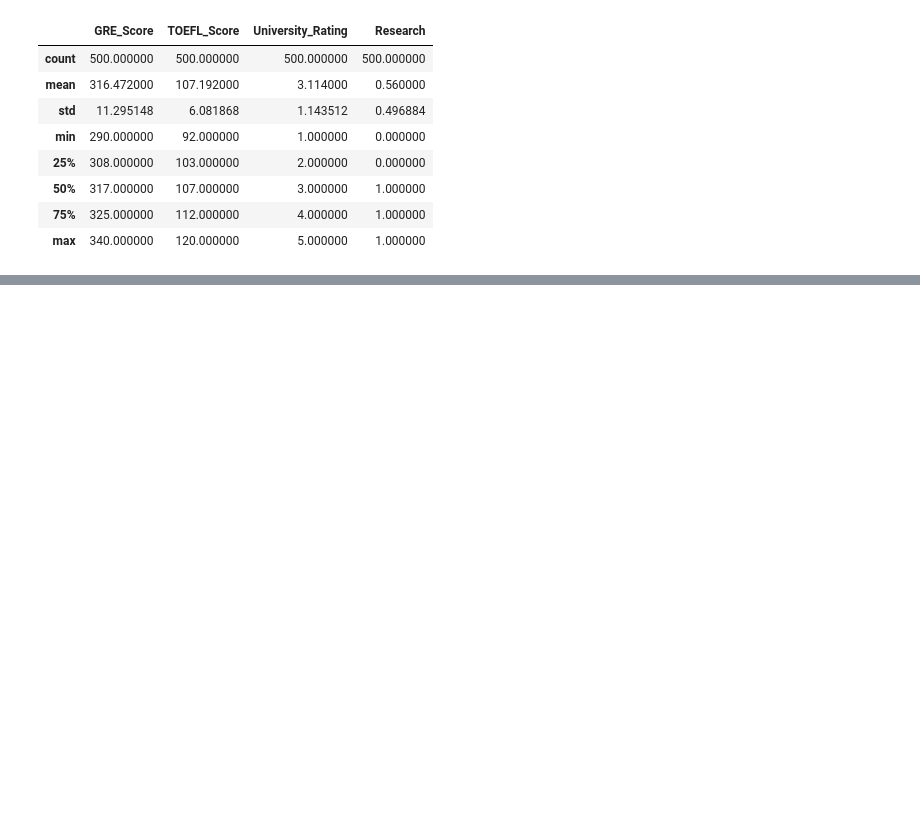
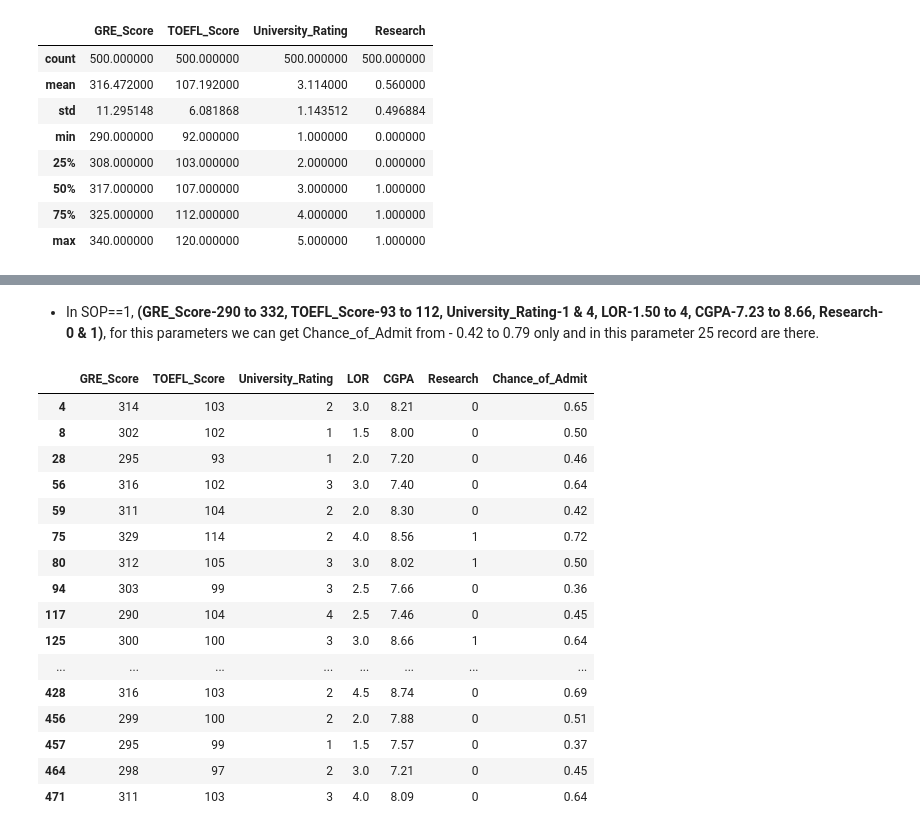
Before and after one commit to manojkumar211/admission-predict, a Jupyter notebook: experiment/admission.ipynb, the cells around one changed output, grey strips where cells are left out. Drawn from its saved outputs; the diff is of its cells as text; code cells hidden in the pictures; blank space fills up the shorter version.

```diff
--- a/experiment/admission.ipynb
+++ b/experiment/admission.ipynb
@@ -961,0 +1090,22 @@ ds[discrete_count].describe()
+# %% [markdown]
+- In SOP==1, **(GRE_Score-290 to 332, TOEFL_Score-93 to 112, University_Rating-1 & 4, LOR-1.50 to 4, CGPA-7.23 to 8.66, Research-0 & 1)**, for this parameters we can get Chance_of_Admit from - 0.42 to 0.79 only and in this parameter 25 record are there.
+# %%
+ds[ds['SOP']==2][['GRE_Score','TOEFL_Score','University_Rating','LOR','CGPA','Research','Chance_of_Admit']]
+# %% [output]
+|  | GRE_Score | TOEFL_Score | University_Rating | LOR | CGPA | Research | Chance_of_Admit |
+| 4 | 314 | 103 | 2 | 3.0 | 8.21 | 0 | 0.65 |
+| 8 | 302 | 102 | 1 | 1.5 | 8.00 | 0 | 0.50 |
+| 28 | 295 | 93 | 1 | 2.0 | 7.20 | 0 | 0.46 |
+| 56 | 316 | 102 | 3 | 3.0 | 7.40 | 0 | 0.64 |
+| 59 | 311 | 104 | 2 | 2.0 | 8.30 | 0 | 0.42 |
+| 75 | 329 | 114 | 2 | 4.0 | 8.56 | 1 | 0.72 |
+| 80 | 312 | 105 | 3 | 3.0 | 8.02 | 1 | 0.50 |
+| 94 | 303 | 99 | 3 | 2.5 | 7.66 | 0 | 0.36 |
+| 117 | 290 | 104 | 4 | 2.5 | 7.46 | 0 | 0.45 |
+| 125 | 300 | 100 | 3 | 3.0 | 8.66 | 1 | 0.64 |
+| ... | ... | ... | ... | ... | ... | ... | ... |
+| 428 | 316 | 103 | 2 | 4.5 | 8.74 | 0 | 0.69 |
+| 456 | 299 | 100 | 2 | 2.0 | 7.88 | 0 | 0.51 |
+| 457 | 295 | 99 | 1 | 1.5 | 7.57 | 0 | 0.37 |
+| 464 | 298 | 97 | 2 | 3.0 | 7.21 | 0 | 0.45 |
+| 471 | 311 | 103 | 3 | 4.0 | 8.09 | 0 | 0.64 |
```
Also changed, not shown: parts of 101 cells of this notebook, 7 other files.
